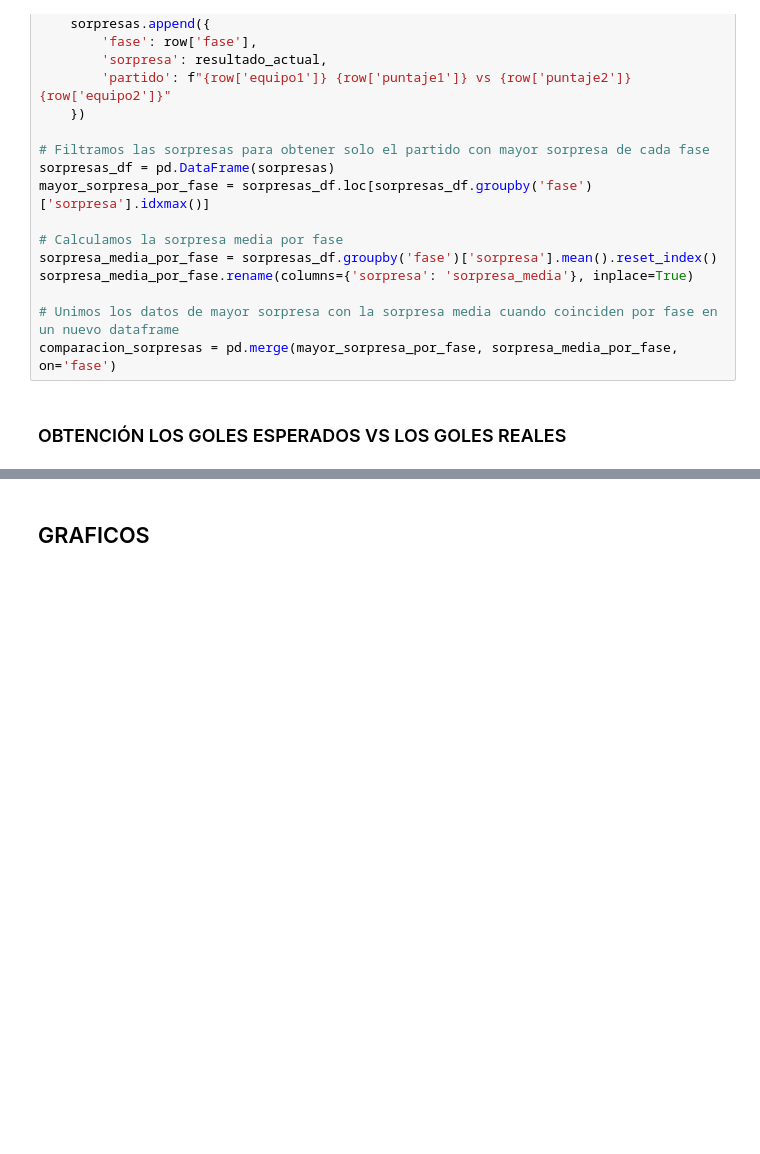
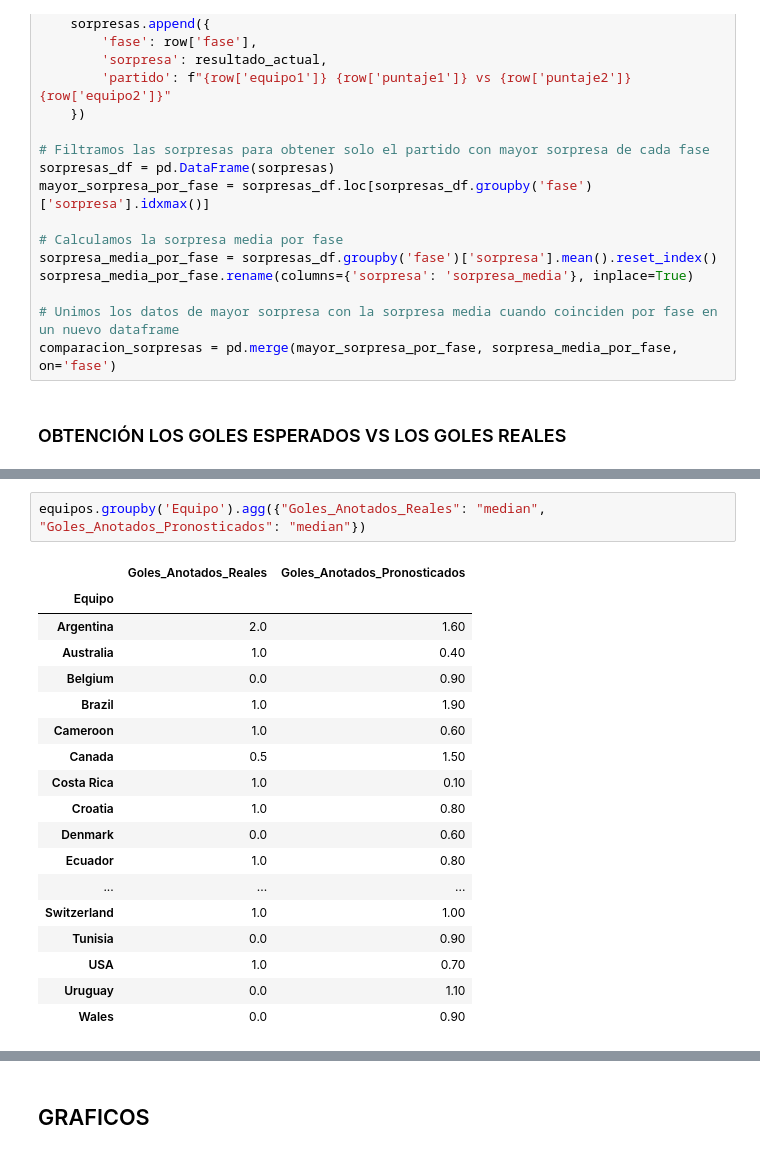
Before and after one commit to valenrosito/TP-Fundamentos_Ciencia_de_Datos, a Jupyter notebook: src/TP.ipynb, the cells around one changed output, grey strips where cells are left out. Cells and saved outputs as stored; diff of their text form; blank space fills up the shorter version.

```diff
--- a/src/TP.ipynb
+++ b/src/TP.ipynb
@@ -389,0 +375,21 @@ equipo_sorpresa
+# %%
+equipos.groupby('Equipo').agg({"Goles_Anotados_Reales": "median", "Goles_Anotados_Pronosticados": "median"})
+# %% [output]
+|  | Goles_Anotados_Reales | Goles_Anotados_Pronosticados |
+| Equipo |  |  |
+| Argentina | 2.0 | 1.60 |
+| Australia | 1.0 | 0.40 |
+| Belgium | 0.0 | 0.90 |
+| Brazil | 1.0 | 1.90 |
+| Cameroon | 1.0 | 0.60 |
+| Canada | 0.5 | 1.50 |
+| Costa Rica | 1.0 | 0.10 |
+| Croatia | 1.0 | 0.80 |
+| Denmark | 0.0 | 0.60 |
+| Ecuador | 1.0 | 0.80 |
+| ... | ... | ... |
+| Switzerland | 1.0 | 1.00 |
+| Tunisia | 0.0 | 0.90 |
+| USA | 1.0 | 0.70 |
+| Uruguay | 0.0 | 1.10 |
+| Wales | 0.0 | 0.90 |
```
Also changed, not shown: parts of 11 cells of this notebook.
